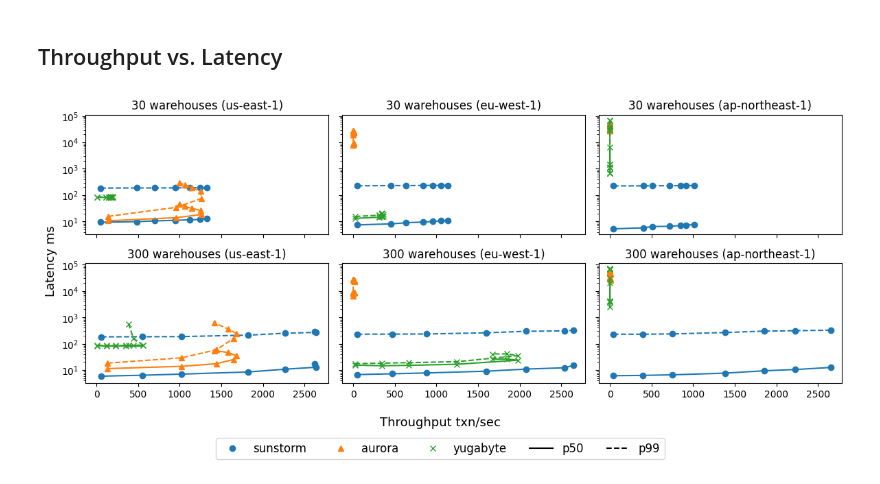
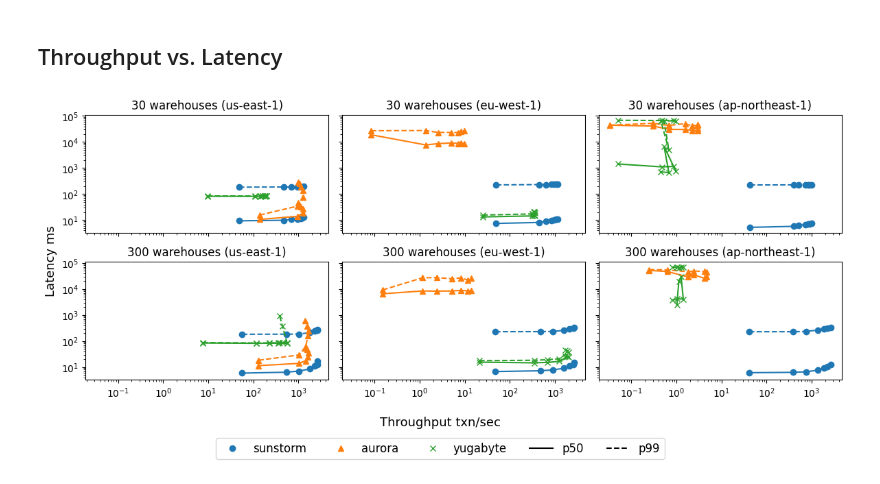
Before and after one commit to ctring/sunstorm-analysis, a Jupyter notebook: tpcc.ipynb, the cells around one changed output. Drawn from its saved outputs; the diff is of its cells as text; code cells hidden in the pictures.

```diff
--- a/tpcc.ipynb
+++ b/tpcc.ipynb
@@ -199,33 +199,33 @@ for s, scalefactor in enumerate([10, 100]):
                     style=f"{marker}{linestyle}C{i}",
                     rot=0,
                     logy=True,
-                    # logx=True,
+                    logx=True,
                     # xlim=(-100, 2500),
                     # ylim=(0.2, 30000),
                     legend=False,
                     xlabel="",
                     ylabel="",
                     ax=ax,
                 )
 
 fig.supylabel("Latency ms", fontsize=FONT_SIZE_AXES)
 fig.supxlabel("Throughput txn/sec", fontsize=FONT_SIZE_AXES)
 # fig.suptitle("TPC-C NewOrder Transaction")
 
 fig.legend(handles=[
         Line2D([0], [0], lw=0, marker='o', color='C0', markerfacecolor='C0', label='sunstorm'),
         Line2D([0], [0], lw=0, marker='^', color='C1', markerfacecolor='C1', label='aurora'),
         Line2D([0], [0], lw=0, marker='x', color='C2', markerfacecolor='C2', label='yugabyte'),
         Line2D([0], [0], color='k', linestyle='-', label='p50'),
         Line2D([0], [0], color='k', linestyle='--', label='p99'),
     ],
     title="",
     ncol=5,
     loc="upper center",
     bbox_to_anchor=(0.5,0),
     fontsize=FONT_SIZE_LEGEND
 )
 fig.tight_layout()
 fig.savefig(f"output/tpcc.pdf", bbox_inches="tight")
 # %% [output]
-[figure, old version]
+[figure, new version]
```
Also changed, not shown: 5 other files.
